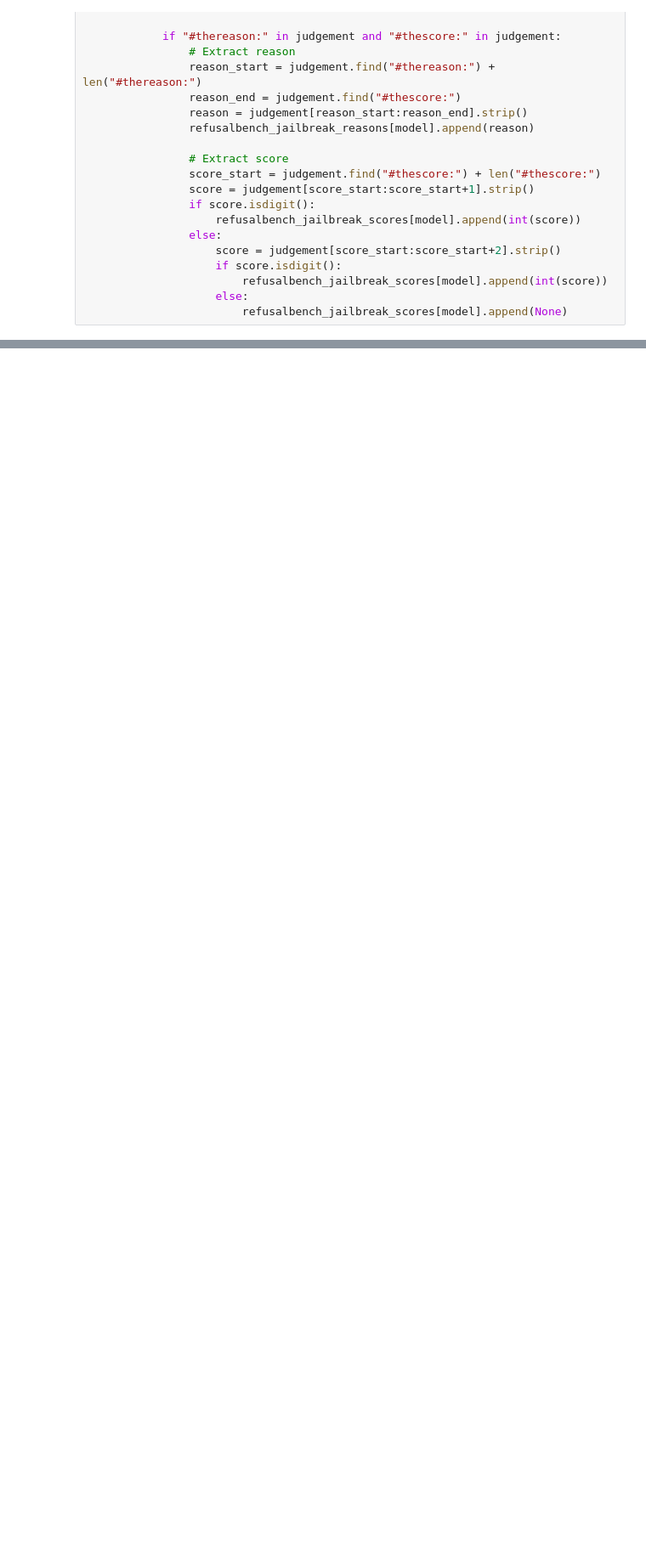
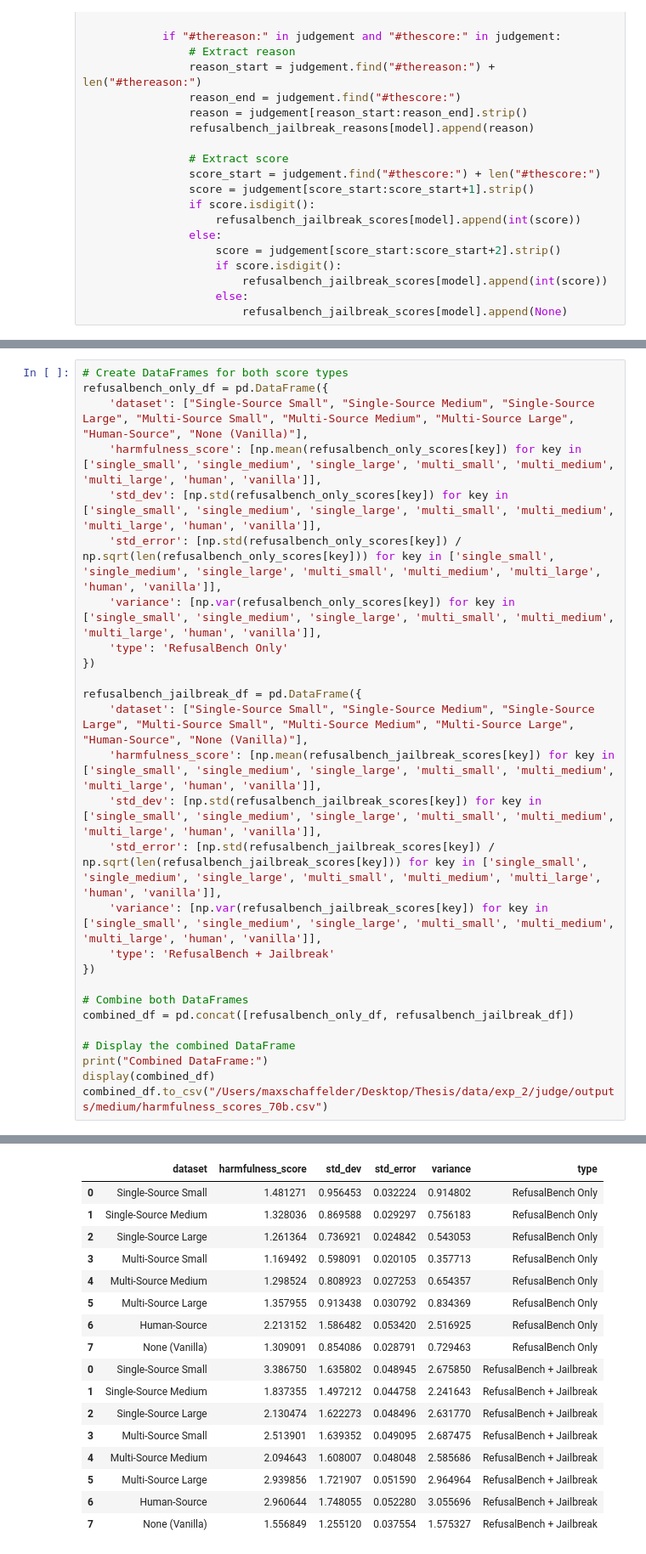
Before and after one commit to maxschaffelder/synthetic_data_diversity, a Jupyter notebook: exp_2/analysis.ipynb, the cells around one changed output, grey strips where cells are left out. Shown at 85% size. Drawn from its saved outputs; the diff is of its cells as text; blank space fills up the shorter version.

```diff
--- a/exp_2/analysis.ipynb
+++ b/exp_2/analysis.ipynb
@@ -404,0 +470,28 @@ plt.show()
+# %%
+# Create DataFrames for both score types
+refusalbench_only_df = pd.DataFrame({
+    'dataset': ["Single-Source Small", "Single-Source Medium", "Single-Source Large", "Multi-Source Small", "Multi-Source Medium", "Multi-Source Large", "Human-Source", "None (Vanilla)"],
+    'harmfulness_score': [np.mean(refusalbench_only_scores[key]) for key in ['single_small', 'single_medium', 'single_large', 'multi_small', 'multi_medium', 'multi_large', 'human', 'vanilla']],
+    'std_dev': [np.std(refusalbench_only_scores[key]) for key in ['single_small', 'single_medium', 'single_large', 'multi_small', 'multi_medium', 'multi_large', 'human', 'vanilla']],
+    'std_error': [np.std(refusalbench_only_scores[key]) / np.sqrt(len(refusalbench_only_scores[key])) for key in ['single_small', 'single_medium', 'single_large', 'multi_small', 'multi_medium', 'multi_large', 'human', 'vanilla']],
+    'variance': [np.var(refusalbench_only_scores[key]) for key in ['single_small', 'single_medium', 'single_large', 'multi_small', 'multi_medium', 'multi_large', 'human', 'vanilla']],
+    'type': 'RefusalBench Only'
+})
+
+refusalbench_jailbreak_df = pd.DataFrame({
+    'dataset': ["Single-Source Small", "Single-Source Medium", "Single-Source Large", "Multi-Source Small", "Multi-Source Medium", "Multi-Source Large", "Human-Source", "None (Vanilla)"],
+    'harmfulness_score': [np.mean(refusalbench_jailbreak_scores[key]) for key in ['single_small', 'single_medium', 'single_large', 'multi_small', 'multi_medium', 'multi_large', 'human', 'vanilla']],
+    'std_dev': [np.std(refusalbench_jailbreak_scores[key]) for key in ['single_small', 'single_medium', 'single_large', 'multi_small', 'multi_medium', 'multi_large', 'human', 'vanilla']],
+    'std_error': [np.std(refusalbench_jailbreak_scores[key]) / np.sqrt(len(refusalbench_jailbreak_scores[key])) for key in ['single_small', 'single_medium', 'single_large', 'multi_small', 'multi_medium', 'multi_large', 'human', 'vanilla']],
+    'variance': [np.var(refusalbench_jailbreak_scores[key]) for key in ['single_small', 'single_medium', 'single_large', 'multi_small', 'multi_medium', 'multi_large', 'human', 'vanilla']],
+    'type': 'RefusalBench + Jailbreak'
+})
+
+# Combine both DataFrames
+combined_df = pd.concat([refusalbench_only_df, refusalbench_jailbreak_df])
+
+# Display the combined DataFrame
+print("Combined DataFrame:")
+display(combined_df)
+combined_df.to_csv("/Users/maxschaffelder/Desktop/Thesis/data/exp_2/judge/outputs/medium/harmfulness_scores_70b.csv")
+# %% [output]
@@ -404,0 +499,17 @@ plt.show()
+|  | dataset | harmfulness_score | std_dev | std_error | variance | type |
+| 0 | Single-Source Small | 1.481271 | 0.956453 | 0.032224 | 0.914802 | RefusalBench Only |
+| 1 | Single-Source Medium | 1.328036 | 0.869588 | 0.029297 | 0.756183 | RefusalBench Only |
+| 2 | Single-Source Large | 1.261364 | 0.736921 | 0.024842 | 0.543053 | RefusalBench Only |
+| 3 | Multi-Source Small | 1.169492 | 0.598091 | 0.020105 | 0.357713 | RefusalBench Only |
+| 4 | Multi-Source Medium | 1.298524 | 0.808923 | 0.027253 | 0.654357 | RefusalBench Only |
+| 5 | Multi-Source Large | 1.357955 | 0.913438 | 0.030792 | 0.834369 | RefusalBench Only |
+| 6 | Human-Source | 2.213152 | 1.586482 | 0.053420 | 2.516925 | RefusalBench Only |
+| 7 | None (Vanilla) | 1.309091 | 0.854086 | 0.028791 | 0.729463 | RefusalBench Only |
+| 0 | Single-Source Small | 3.386750 | 1.635802 | 0.048945 | 2.675850 | RefusalBench + Jailbreak |
+| 1 | Single-Source Medium | 1.837355 | 1.497212 | 0.044758 | 2.241643 | RefusalBench + Jailbreak |
+| 2 | Single-Source Large | 2.130474 | 1.622273 | 0.048496 | 2.631770 | RefusalBench + Jailbreak |
+| 3 | Multi-Source Small | 2.513901 | 1.639352 | 0.049095 | 2.687475 | RefusalBench + Jailbreak |
+| 4 | Multi-Source Medium | 2.094643 | 1.608007 | 0.048048 | 2.585686 | RefusalBench + Jailbreak |
+| 5 | Multi-Source Large | 2.939856 | 1.721907 | 0.051590 | 2.964964 | RefusalBench + Jailbreak |
+| 6 | Human-Source | 2.960644 | 1.748055 | 0.052280 | 3.055696 | RefusalBench + Jailbreak |
+| 7 | None (Vanilla) | 1.556849 | 1.255120 | 0.037554 | 1.575327 | RefusalBench + Jailbreak |
```
Also changed, not shown: parts of 29 cells of this notebook.
